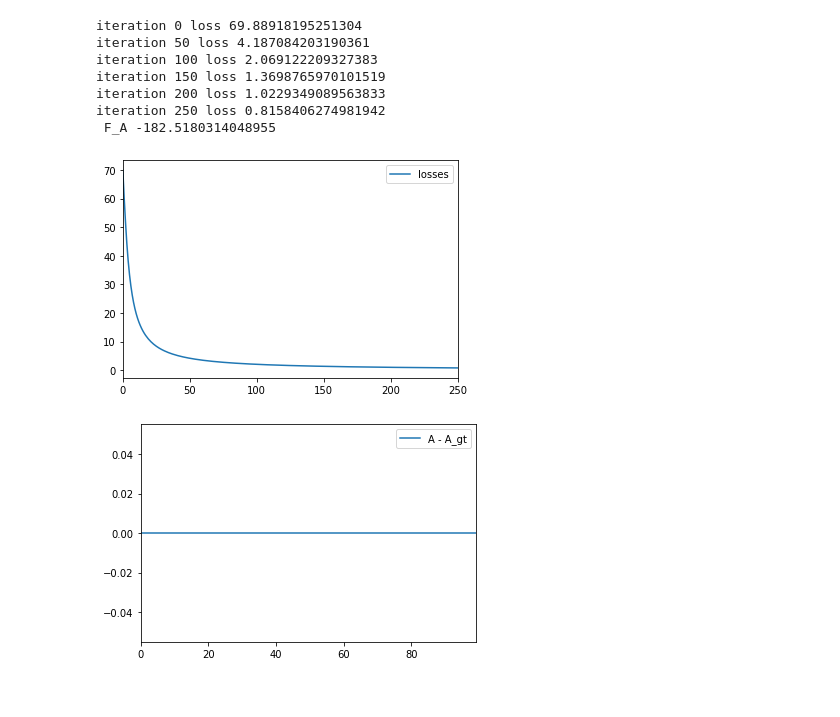
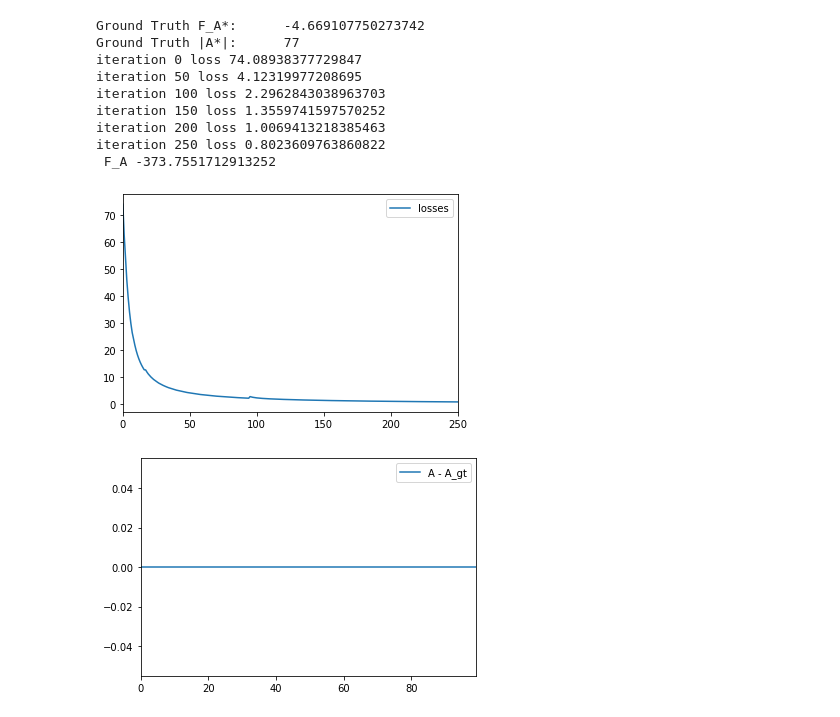
Before and after one commit to tlrmchlsmth/tms_submod, a Jupyter notebook: module/dsf.ipynb, the cells around one changed output. Saved outputs shown, nothing was run; the diff lists cells and outputs as text; code cells hidden in the pictures.

```diff
--- a/module/dsf.ipynb
+++ b/module/dsf.ipynb
@@ -37,7 +37,11 @@ numerical:tensor([[ 0.4700, -0.0768, -0.0949, -0.2079, -0.0686],
 # %%
+#
+# Create a DSF to fit
+#
+
 #First generate a submodular set function that we want to fit
 #For now, generate a submodular set function
-n = 100
+n = 50
 layer_sizes = np.ones(3, dtype=np.int64)
 layer_sizes *= 10
 
@@ -51,12 +55,8 @@ print('Ground Truth |A*|:\t' + str(card))
 #F_A = mnp.dsf_eval(n, layer_sizes, sub_weights_gt, mod_weights_gt,  A)
 #print('Ground Truth F_A*:\t' + str(F_A))
 
-A_gt = torch.ones(n, dtype=torch.float64)
-for i in range(n):
-    if yprime_gt[i].item() <= 0.0:
-        A_gt[i] = 1.0
-    else:
-        A_gt[i] = 0.0
-
 yprime_gt = torch.tensor(yprime_gt)
+A_gt = (yprime_gt <= 0.0).numpy()
+print(A_gt)
+print(torch.tensor(A_gt, dtype=torch.float64))
 # %% [output]
@@ -65,53 +164,80 @@ Ground Truth |A*|:      53
 # %%
+#
+# Now create and fit a graph cut submodular function
+#
+
+#First create a ground truth submodular function to fit
+n = 100
+FA_gt, yprime_gt = mnp.watts_strogatz_graph_cut_yprime(n, 16, 0.25)
+
+card = np.count_nonzero(yprime_gt <= 0.0)
+print('Ground Truth F_A*:\t' + str(FA_gt))
+print('Ground Truth |A*|:\t' + str(card))
+
+yprime_gt = torch.tensor(yprime_gt)
+
+A_gt = torch.ones(n, dtype=torch.float64)
+for i in range(n):
+    if yprime_gt[i].item() <= 0.0:
+        A_gt[i] = 1.0
+    else:
+        A_gt[i] = 0.0
+
 #Initalize weights/variables
-s_weights, m_weights = mnp.gen_deep_submodular_bernoulli(n, layer_sizes,p=0.2)
-s_weights = torch.tensor(s_weights, requires_grad=True)
-m_weights = torch.tensor(m_weights, requires_grad=True)
+layer_sizes = np.ones(3, dtype=np.int64)
+layer_sizes *= 10
+n_sub_weights = n * np.prod(layer_sizes)
+
+s_weights = torch.zeros(n_sub_weights, dtype=torch.float64)
+s_weights.uniform_(0.0, 1.0)
+s_weights.requires_grad=True
+m_weights = torch.randn(n, dtype=torch.float64, requires_grad=True)
 
 #Create Model
 deep_mnp = mnp.DeepSubmodular.apply
 loss_fn = mnp.LogQ(A_gt)
 
-#Use SGD
+#Use SGD to train model
 optimizer = torch.optim.SGD([s_weights, m_weights], lr=5e-1)
-
 losses = []
 best_loss = 0
 for iter_num in range(251):
     optimizer.zero_grad()
 
     yprime = deep_mnp(s_weights, m_weights, n, layer_sizes)
     loss = loss_fn(yprime)
 
     loss.backward(retain_graph=True)
     optimizer.step()
     s_weights.data.clamp_(min=0.0)
 
     if iter_num % 50 == 0:
         print('iteration ' + str(iter_num) + ' loss ' + str(loss.item()), end = '\n')
     losses.append(loss.item())
 
     if(iter_num == 0 or loss < best_loss):
         best_loss = loss
         best_s_weights = s_weights
         best_m_weights = m_weights
 
 A = (yprime <= 0.0).numpy()
 F_A = mnp.dsf_eval(n, layer_sizes, s_weights.detach().numpy(), m_weights.detach().numpy(),  A)
 print(' F_A ' + str (F_A))
 
 df = pd.DataFrame(losses, columns=('losses',))
 df.plot()
 df = pd.DataFrame(A-A_gt.numpy(), columns=('A - A_gt',))
 df.plot()
 plt.show()
 # %% [output]
-iteration 0 loss 69.88918195251304
-iteration 50 loss 4.187084203190361
-iteration 100 loss 2.069122209327383
-iteration 150 loss 1.3698765970101519
-iteration 200 loss 1.0229349089563833
-iteration 250 loss 0.8158406274981942
- F_A -182.5180314048955
+Ground Truth F_A*:      -4.669107750273742
+Ground Truth |A*|:      77
+iteration 0 loss 74.08938377729847
+iteration 50 loss 4.12319977208695
+iteration 100 loss 2.2962843038963703
+iteration 150 loss 1.3559741597570252
+iteration 200 loss 1.0069413218385463
+iteration 250 loss 0.8023609763860822
+ F_A -373.7551712913252
-[figure, old version]
+[figure, new version]
 [figure]
```
Also changed, not shown: parts of 5 cells of this notebook, 1 other file.
